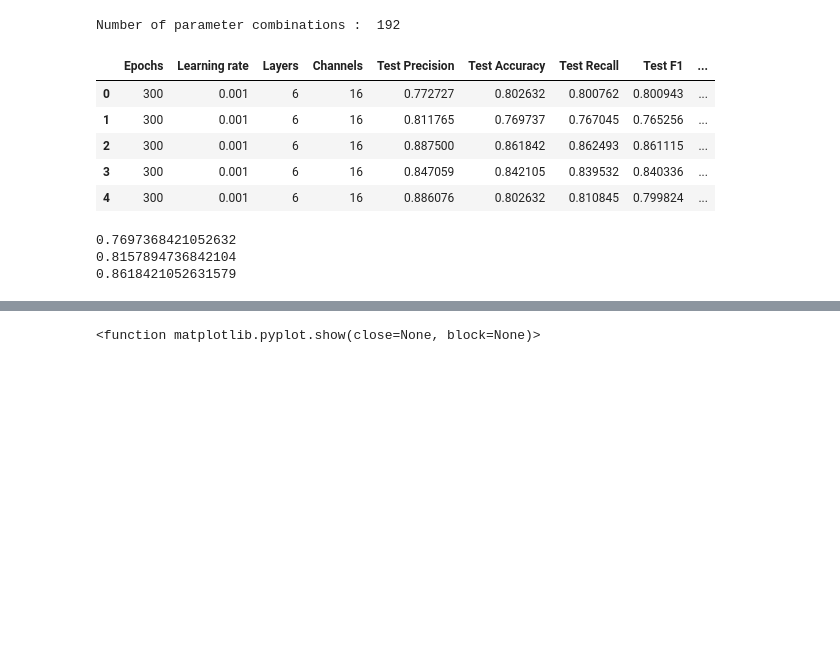
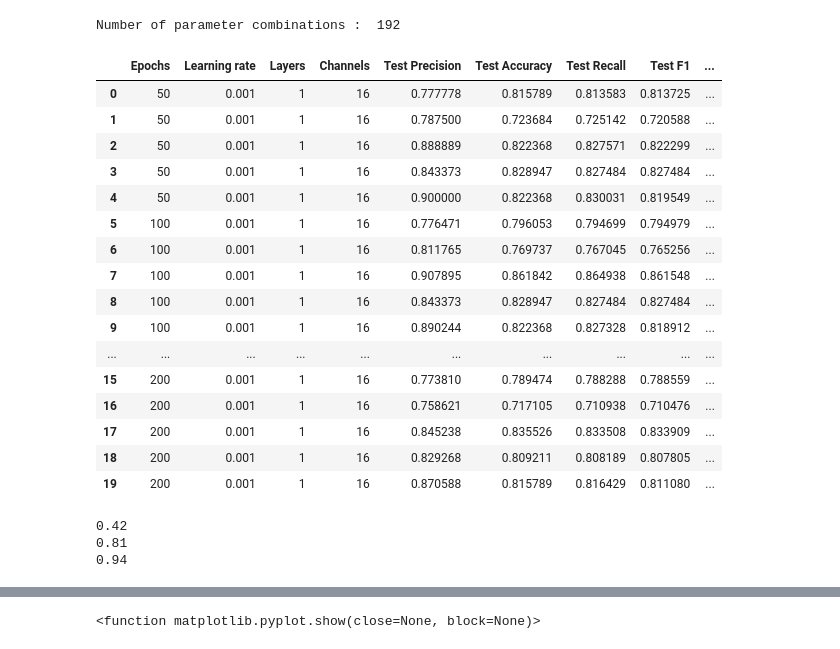
Before and after one commit to AymenRaouf/PrecedabilityOER, a Jupyter notebook: Modeling/Modelsv3.ipynb, the cells around one changed output, grey strips where cells are left out. Cells and saved outputs as stored; diff of their text form; code cells hidden in the pictures; blank space fills up the shorter version.

Commit message:
Cross-validation for GNN, best results and paramters found

```diff
--- a/Modeling/Modelsv3.ipynb
+++ b/Modeling/Modelsv3.ipynb
@@ -504,7 +504,7 @@ class Modelv8(torch.nn.Module):
             super().__init__()
             self.linear1 = Linear(input_channels * 2, input_channels)
             self.linear2 = Linear(input_channels, 1)
-            self.mlp = MLP([input_channels * 2, 512, 256, 128, 1])
+            self.mlp = MLP([input_channels * 2, 512, 256, 128, 64, 1])
             #self.svm = SVC(kernel='rbf', C=10, gamma=0.001)
 
         def forward(self, node, edge) -> Tensor:
@@ -549,7 +549,7 @@ class Modelv8(torch.nn.Module):
 df_results = pd.DataFrame()
 v = 'v8'
 seed_everything()
-for params in selected_params:
+for params in parameters:
     for n in range(cv) :
         train_data["OER", "before_sr", "OER"].edge_label = cross_val_data_train[n]["OER", "before_sr", "OER"]["edge_label"]
         train_data["OER", "before_sr", "OER"].edge_label_index = cross_val_data_train[n]["OER", "before_sr", "OER"]["edge_label_index"]
@@ -560,43 +560,54 @@ for params in selected_params:
 
         model = Modelv8(node_types = data.node_types, heads = 3, hidden_channels = params['hidden_channels'], entity_features = params['entity_features'], out_channels = 1, num_layers = params['num_layers'])
         train_results = train(model, train_data, params['epochs'], params['lr'])
         model = train_results['Model']
         results['Epochs'] = params['epochs']
         results['Learning rate'] = params['lr']
         results['Layers'] = params['num_layers']
         results['Channels'] = params['hidden_channels']
 
         '''validation_results = predict(model, val_data)
         #results['Validation AUC'] = validation_results["AUC"]
         results['Validation Precision'] = validation_results["Precision"]
         results['Validation Accuracy'] = validation_results["Accuracy"]
         results['Validation Recall'] = validation_results["Recall"]
         results['Validation F1'] = validation_results["F1"]'''
 
         test_results = predict(model, test_data)
         #results['Test AUC'] = test_results["AUC"]
         results['Test Precision'] = test_results["Precision"]
         results['Test Accuracy'] = test_results["Accuracy"]
         results['Test Recall'] = test_results["Recall"]
         results['Test F1'] = test_results["F1"]
 
         loss_values = train_results['Loss_values']
         results['Loss'] = train_results['Loss']
         results['Duration'] = train_results['Duration']
         df_results = pd.concat([df_results, pd.DataFrame([results])], ignore_index = True)
 df_results.head(20)
 # %% [output]
 |  | Epochs | Learning rate | Layers | Channels | Test Precision | Test Accuracy | Test Recall | Test F1 | ... |
-| 0 | 300 | 0.001 | 6 | 16 | 0.772727 | 0.802632 | 0.800762 | 0.800943 | ... |
-| 1 | 300 | 0.001 | 6 | 16 | 0.811765 | 0.769737 | 0.767045 | 0.765256 | ... |
-| 2 | 300 | 0.001 | 6 | 16 | 0.887500 | 0.861842 | 0.862493 | 0.861115 | ... |
-| 3 | 300 | 0.001 | 6 | 16 | 0.847059 | 0.842105 | 0.839532 | 0.840336 | ... |
-| 4 | 300 | 0.001 | 6 | 16 | 0.886076 | 0.802632 | 0.810845 | 0.799824 | ... |
+| 0 | 50 | 0.001 | 1 | 16 | 0.777778 | 0.815789 | 0.813583 | 0.813725 | ... |
+| 1 | 50 | 0.001 | 1 | 16 | 0.787500 | 0.723684 | 0.725142 | 0.720588 | ... |
+| 2 | 50 | 0.001 | 1 | 16 | 0.888889 | 0.822368 | 0.827571 | 0.822299 | ... |
+| 3 | 50 | 0.001 | 1 | 16 | 0.843373 | 0.828947 | 0.827484 | 0.827484 | ... |
+| 4 | 50 | 0.001 | 1 | 16 | 0.900000 | 0.822368 | 0.830031 | 0.819549 | ... |
+| 5 | 100 | 0.001 | 1 | 16 | 0.776471 | 0.796053 | 0.794699 | 0.794979 | ... |
+| 6 | 100 | 0.001 | 1 | 16 | 0.811765 | 0.769737 | 0.767045 | 0.765256 | ... |
+| 7 | 100 | 0.001 | 1 | 16 | 0.907895 | 0.861842 | 0.864938 | 0.861548 | ... |
+| 8 | 100 | 0.001 | 1 | 16 | 0.843373 | 0.828947 | 0.827484 | 0.827484 | ... |
+| 9 | 100 | 0.001 | 1 | 16 | 0.890244 | 0.822368 | 0.827328 | 0.818912 | ... |
+| ... | ... | ... | ... | ... | ... | ... | ... | ... | ... |
+| 15 | 200 | 0.001 | 1 | 16 | 0.773810 | 0.789474 | 0.788288 | 0.788559 | ... |
+| 16 | 200 | 0.001 | 1 | 16 | 0.758621 | 0.717105 | 0.710938 | 0.710476 | ... |
+| 17 | 200 | 0.001 | 1 | 16 | 0.845238 | 0.835526 | 0.833508 | 0.833909 | ... |
+| 18 | 200 | 0.001 | 1 | 16 | 0.829268 | 0.809211 | 0.808189 | 0.807805 | ... |
+| 19 | 200 | 0.001 | 1 | 16 | 0.870588 | 0.815789 | 0.816429 | 0.811080 | ... |
 # %%
-print(df_results["Test Accuracy"].values.min())
-print(df_results["Test Accuracy"].values.mean())
-print(df_results["Test Accuracy"].values.max())
+print(round(df_results["Test Accuracy"].values.min(), 2))
+print(round(df_results["Test Accuracy"].values.mean(), 2))
+print(round(df_results["Test Accuracy"].values.max(), 2))
 # %% [output]
-0.7697368421052632
-0.8157894736842104
-0.8618421052631579
+0.42
+0.81
+0.94
```
Also changed, not shown: parts of 4 cells of this notebook, 1 other file.
